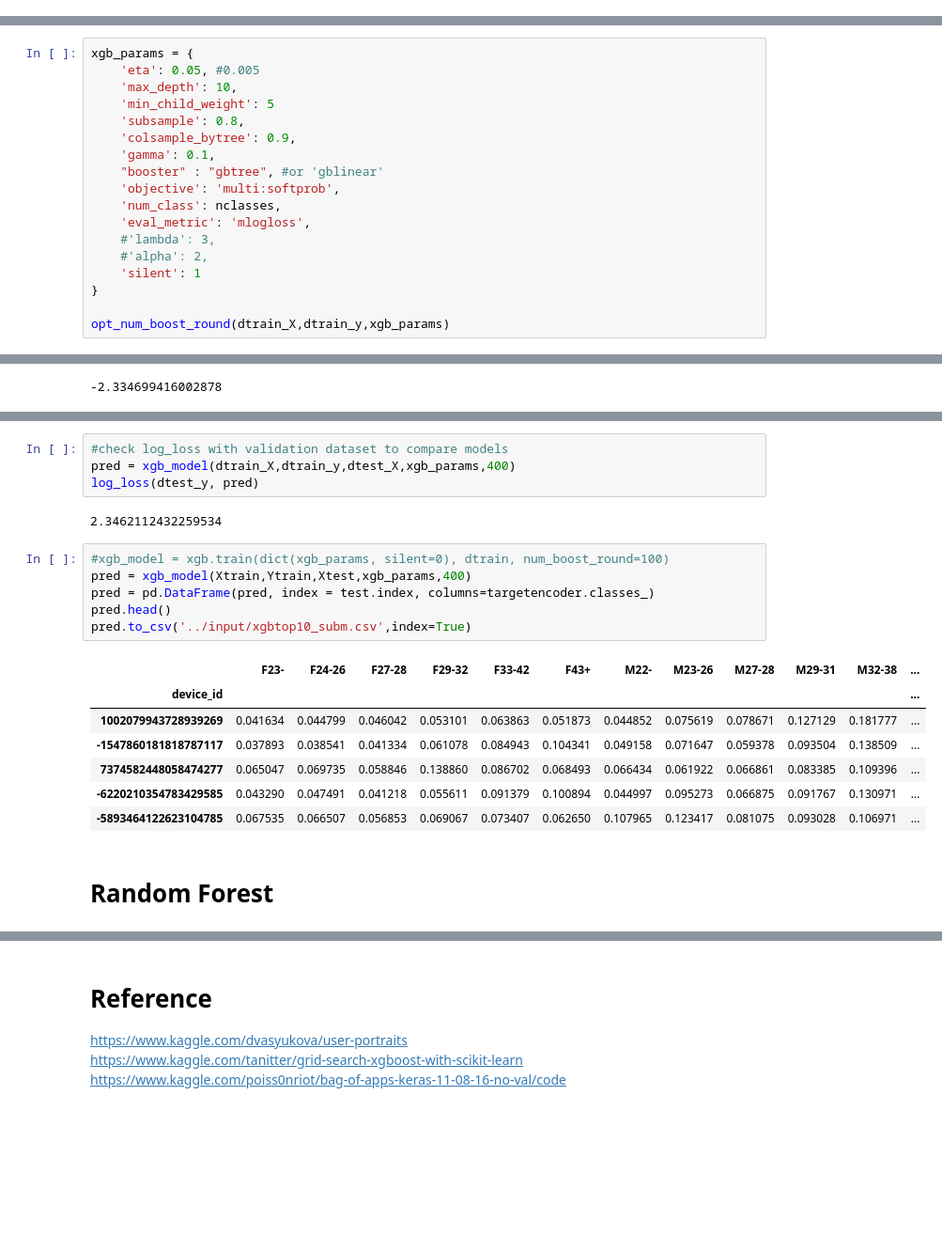
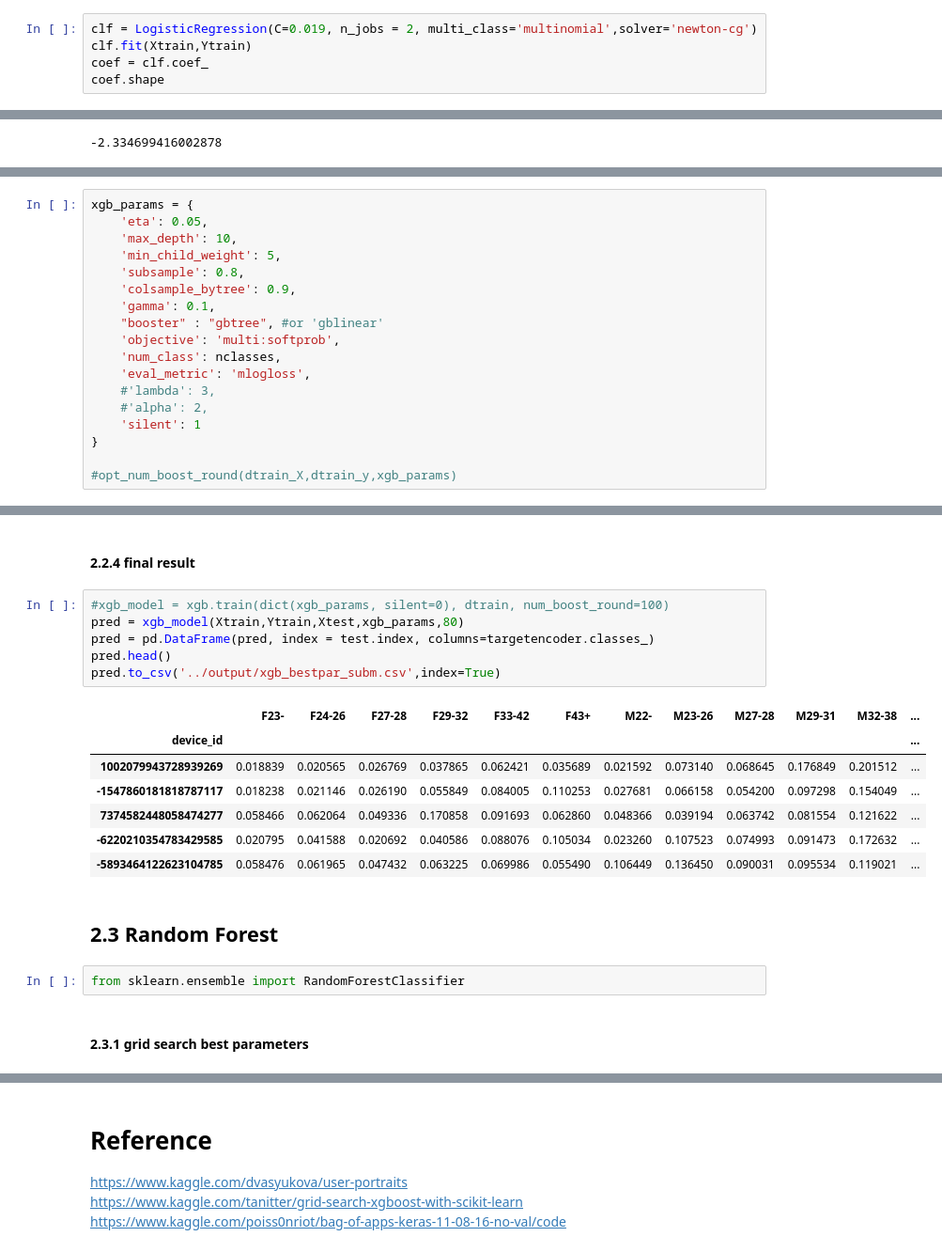
Before and after one commit to yiqingyang75/kaggle-TalkingData-Mobile-User-Demographics, a Jupyter notebook: py/TalkingData Mobile User Demographics - Concise.ipynb, the cells around one changed output, grey strips where cells are left out. Shown at 94% size. Saved outputs shown, nothing was run; the diff lists cells and outputs as text; blank space fills up the shorter version.

Commit message:
add random forest

```diff
--- a/py/TalkingData Mobile User Demographics - Concise.ipynb
+++ b/py/TalkingData Mobile User Demographics - Concise.ipynb
@@ -693,0 +686,5 @@ pred.to_csv('../output/logreg_all.csv',index=True)
+# %%
+clf = LogisticRegression(C=0.019, n_jobs = 2, multi_class='multinomial',solver='newton-cg')
+clf.fit(Xtrain,Ytrain)
+coef = clf.coef_
+coef.shape
@@ -712,18 +747,0 @@ def xgb_model(train_x,train_y,test_x,xgb_params,num_round):
-# %%
-xgb_params = {
-    'eta': 0.05, #0.005
-    'max_depth': 10,
-    'min_child_weight': 5
-    'subsample': 0.8,
-    'colsample_bytree': 0.9,
-    'gamma': 0.1,
-    "booster" : "gbtree", #or 'gblinear'
-    'objective': 'multi:softprob',
-    'num_class': nclasses,
-    'eval_metric': 'mlogloss',
-    #'lambda': 3,
-    #'alpha': 2,
-    'silent': 1
-}
-
-opt_num_boost_round(dtrain_X,dtrain_y,xgb_params)
@@ -876,0 +893,18 @@ alpha
+# %%
+xgb_params = {
+    'eta': 0.05,
+    'max_depth': 10,
+    'min_child_weight': 5,
+    'subsample': 0.8,
+    'colsample_bytree': 0.9,
+    'gamma': 0.1,
+    "booster" : "gbtree", #or 'gblinear'
+    'objective': 'multi:softprob',
+    'num_class': nclasses,
+    'eval_metric': 'mlogloss',
+    #'lambda': 3,
+    #'alpha': 2,
+    'silent': 1
+}
+
+#opt_num_boost_round(dtrain_X,dtrain_y,xgb_params)
@@ -886,22 +935,22 @@ error
-# %%
-#check log_loss with validation dataset to compare models
-pred = xgb_model(dtrain_X,dtrain_y,dtest_X,xgb_params,400)
-log_loss(dtest_y, pred)
-# %% [output]
-2.3462112432259534
+# %% [markdown]
+#### 2.2.4 final result
 # %%
 #xgb_model = xgb.train(dict(xgb_params, silent=0), dtrain, num_boost_round=100)
-pred = xgb_model(Xtrain,Ytrain,Xtest,xgb_params,400)
+pred = xgb_model(Xtrain,Ytrain,Xtest,xgb_params,80)
 pred = pd.DataFrame(pred, index = test.index, columns=targetencoder.classes_)
 pred.head()
-pred.to_csv('../input/xgbtop10_subm.csv',index=True)
+pred.to_csv('../output/xgb_bestpar_subm.csv',index=True)
 # %% [output]
 |  | F23- | F24-26 | F27-28 | F29-32 | F33-42 | F43+ | M22- | M23-26 | M27-28 | M29-31 | M32-38 | ... |
 | device_id |  |  |  |  |  |  |  |  |  |  |  | ... |
-| 1002079943728939269 | 0.041634 | 0.044799 | 0.046042 | 0.053101 | 0.063863 | 0.051873 | 0.044852 | 0.075619 | 0.078671 | 0.127129 | 0.181777 | ... |
-| -1547860181818787117 | 0.037893 | 0.038541 | 0.041334 | 0.061078 | 0.084943 | 0.104341 | 0.049158 | 0.071647 | 0.059378 | 0.093504 | 0.138509 | ... |
-| 7374582448058474277 | 0.065047 | 0.069735 | 0.058846 | 0.138860 | 0.086702 | 0.068493 | 0.066434 | 0.061922 | 0.066861 | 0.083385 | 0.109396 | ... |
-| -6220210354783429585 | 0.043290 | 0.047491 | 0.041218 | 0.055611 | 0.091379 | 0.100894 | 0.044997 | 0.095273 | 0.066875 | 0.091767 | 0.130971 | ... |
-| -5893464122623104785 | 0.067535 | 0.066507 | 0.056853 | 0.069067 | 0.073407 | 0.062650 | 0.107965 | 0.123417 | 0.081075 | 0.093028 | 0.106971 | ... |
+| 1002079943728939269 | 0.018839 | 0.020565 | 0.026769 | 0.037865 | 0.062421 | 0.035689 | 0.021592 | 0.073140 | 0.068645 | 0.176849 | 0.201512 | ... |
+| -1547860181818787117 | 0.018238 | 0.021146 | 0.026190 | 0.055849 | 0.084005 | 0.110253 | 0.027681 | 0.066158 | 0.054200 | 0.097298 | 0.154049 | ... |
+| 7374582448058474277 | 0.058466 | 0.062064 | 0.049336 | 0.170858 | 0.091693 | 0.062860 | 0.048366 | 0.039194 | 0.063742 | 0.081554 | 0.121622 | ... |
+| -6220210354783429585 | 0.020795 | 0.041588 | 0.020692 | 0.040586 | 0.088076 | 0.105034 | 0.023260 | 0.107523 | 0.074993 | 0.091473 | 0.172632 | ... |
+| -5893464122623104785 | 0.058476 | 0.061965 | 0.047432 | 0.063225 | 0.069986 | 0.055490 | 0.106449 | 0.136450 | 0.090031 | 0.095534 | 0.119021 | ... |
 # %% [markdown]
-# Random Forest
+## 2.3 Random Forest
+# %%
+from sklearn.ensemble import RandomForestClassifier
+# %% [markdown]
+#### 2.3.1 grid search best parameters
```
Also changed, not shown: parts of 30 cells of this notebook, 4 other files.
